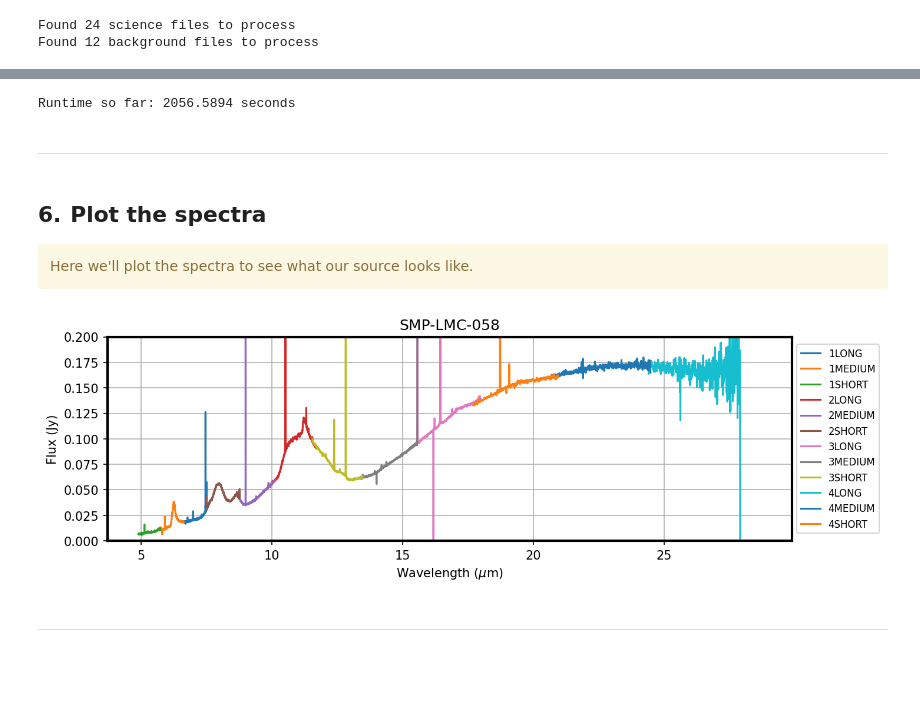
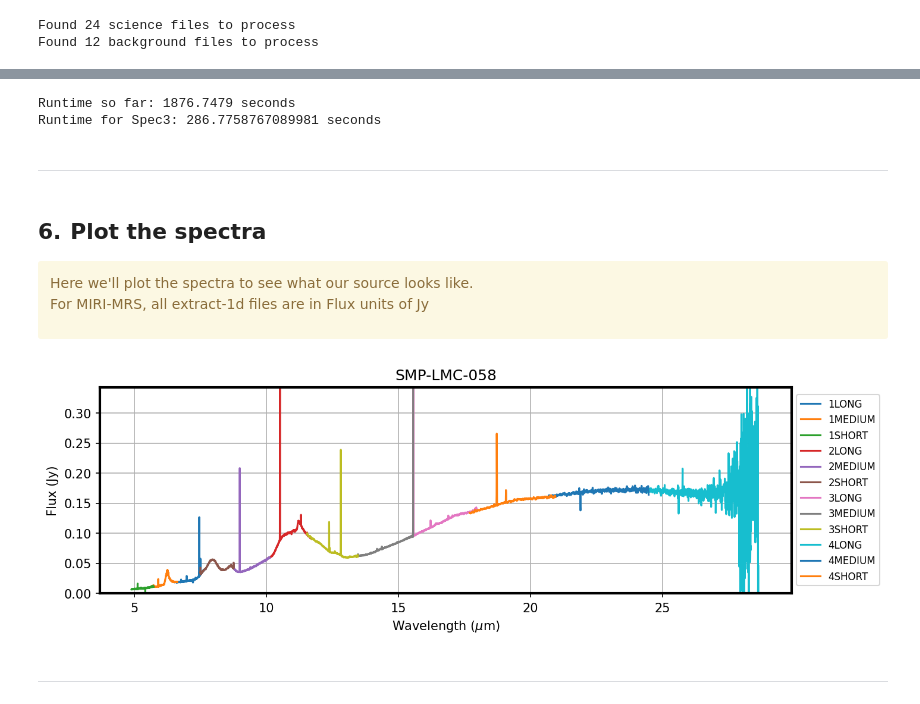
Before and after one commit to STScI-MIRI/MRS-ExampleNB, a Jupyter notebook: Flight_Notebook1/MRS_FlightNB1.ipynb, the cells around one changed output, grey strips where cells are left out. Cells and saved outputs as stored; diff of their text form; code cells hidden in the pictures; blank space fills up the shorter version.

```diff
--- a/Flight_Notebook1/MRS_FlightNB1.ipynb
+++ b/Flight_Notebook1/MRS_FlightNB1.ipynb
@@ -1047,8 +1120,10 @@ else:
 # Print out the time benchmark
 time1 = time.perf_counter()
 print(f"Runtime so far: {time1 - time0:0.4f} seconds")
+print(f"Runtime for Spec3: {time1 - time_spec3} seconds")
 # %% [output]
-Runtime so far: 2056.5894 seconds
+Runtime so far: 1876.7479 seconds
+Runtime for Spec3: 286.7758767089981 seconds
 # %% [markdown]
 <hr style="border:1px solid gray"> </hr>
 # %% [markdown]
@@ -1058,6 +1133,8 @@ Runtime so far: 2056.5894 seconds
 <div class="alert alert-block alert-warning">
 Here we'll plot the spectra to see what our source looks like.
 
+For MIRI-MRS, all extract-1d files are in Flux units of Jy
+
 </div>
 # %%
 # Find and sort all of the input files
@@ -1070,35 +1148,38 @@ x1dfiles = np.array(sorted(glob.glob(sstring)))
 %matplotlib inline
 # Interactive plots
 #%matplotlib notebook
 
 rc('axes', linewidth=2)
 fig, ax = plt.subplots(1,1, figsize=(10,3), dpi=150)
 
 if (len(x1dfiles) > 0):
     hdu=fits.open(x1dfiles[0])
     objname=hdu[0].header['TARGPROP']
 else:
     objname='Unknown'
 
+ymin,ymax=np.nan,np.nan
 for file in x1dfiles:
     x1d=fits.open(file)
     x1ddata=x1d[1].data
     wave=x1ddata['WAVELENGTH']
     flux=x1ddata['FLUX']
+    ymin=np.nanmin([ymin,np.nanpercentile(flux,2)])
+    ymax=np.nanmax([ymax,np.nanpercentile(flux,99.5)])
 
     # labels
     label=x1d[0].header['CHANNEL']+x1d[0].header['BAND']
 
     plt.plot(wave,flux,label=label)
 
 plt.xlabel(r'Wavelength ($\mu$m)')
 plt.ylabel('Flux (Jy)')
 plt.title(objname)
-plt.ylim(0,0.2)
+plt.ylim(ymin,ymax)
 plt.legend(fontsize=8, loc='center left', bbox_to_anchor=(1, 0.5))
 plt.grid()
 # %% [output]
-[figure, old version]
+[figure, new version]
 # %% [markdown]
 <hr style="border:1px solid gray"> </hr>
 # %% [markdown]
```
Also changed, not shown: parts of 29 cells of this notebook.
